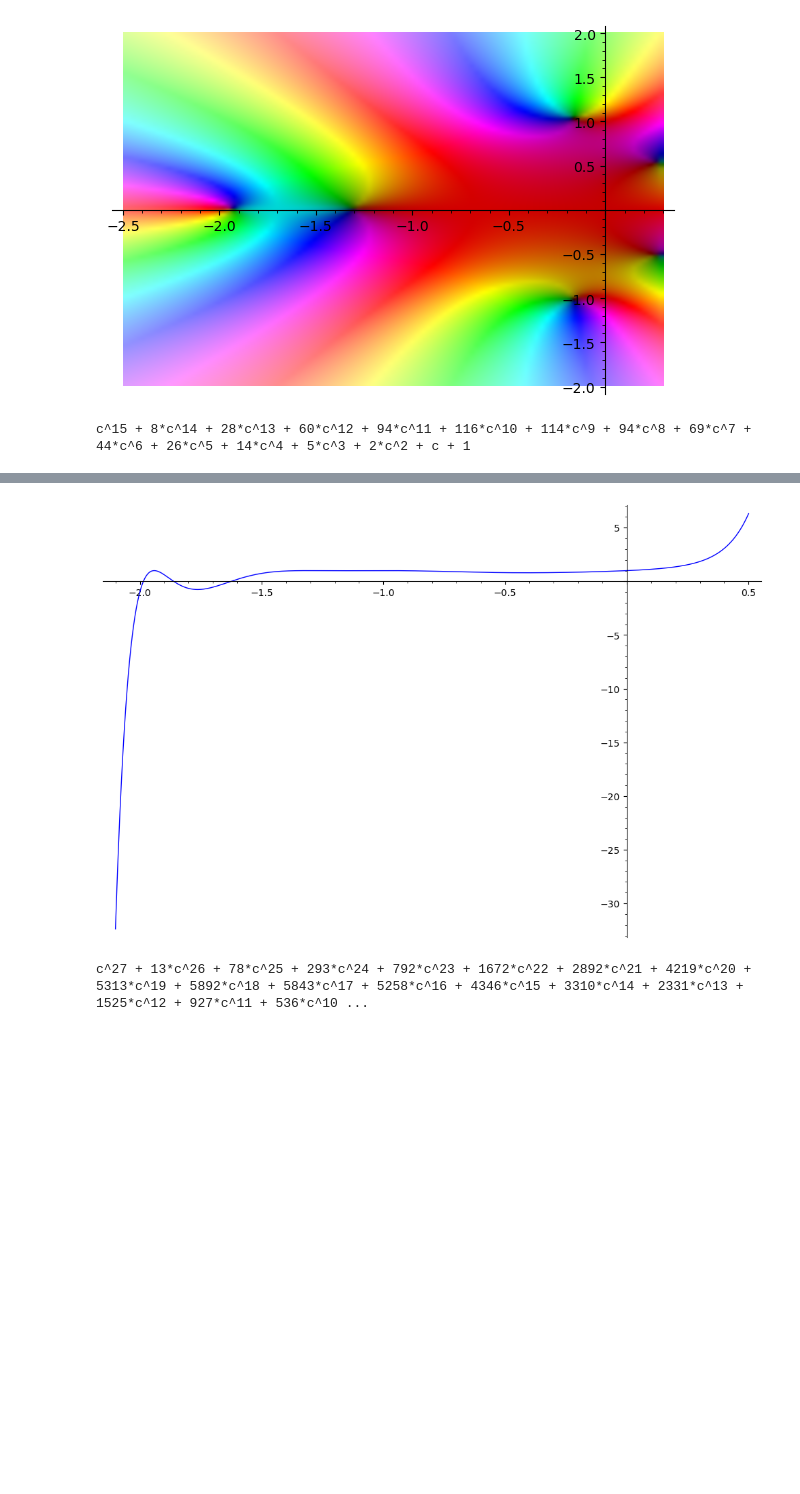
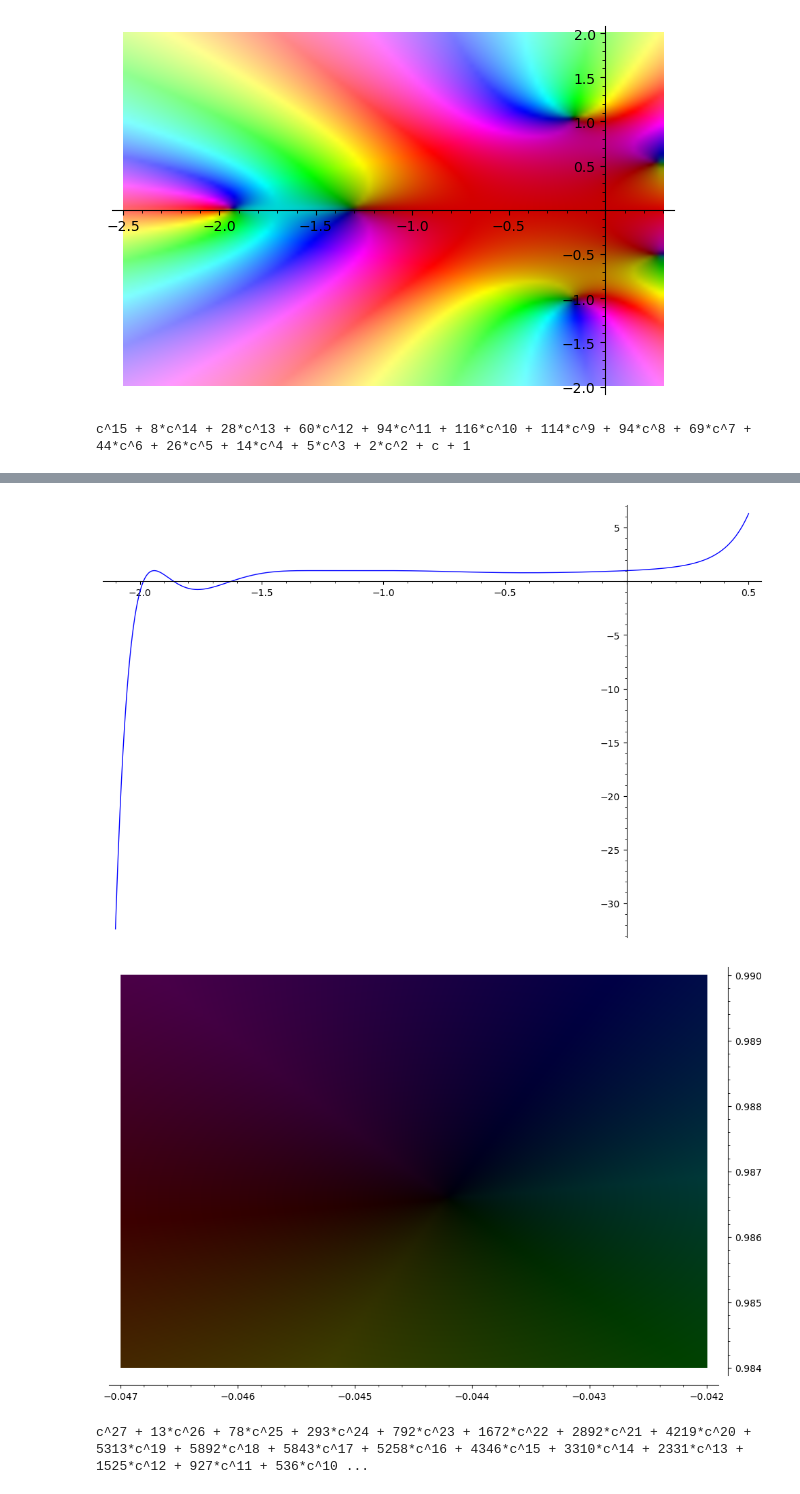
Before and after one commit to chaikens/DynamicsBigIdeasReading2024, a Jupyter notebook: Gleason1.ipynb, the cells around one changed output, grey strips where cells are left out. Drawn from its saved outputs; the diff is of its cells as text; code cells hidden in the pictures; blank space fills up the shorter version.

```diff
--- a/Gleason1.ipynb
+++ b/Gleason1.ipynb
@@ -78,11 +78,13 @@ complex_plot(G[4],(-2.5,0.3),(-2,2))
 # %%
 print(G[5])
 show(complex_plot(G[5],(-2.5,0.5),(-2,2),figsize=10))
 show(plot(G[5], (c,-2.1,0.5), figsize=10))
+show(complex_plot(G[5],(-0.047,-0.042),(0.984,0.990),figsize=10))
 # %% [output]
 c^15 + 8*c^14 + 28*c^13 + 60*c^12 + 94*c^11 + 116*c^10 + 114*c^9 + 94*c^8 + 69*c^7 + 44*c^6 + 26*c^5 + 14*c^4 + 5*c^3 + 2*c^2 + c + 1
 [figure]
 [figure]
+[figure, added]
 # %%
 print(G[6])
 show(complex_plot(G[6],(-2.02,0.5),(-2,2),figsize=10))
```
Also changed, not shown: parts of 13 cells of this notebook.
